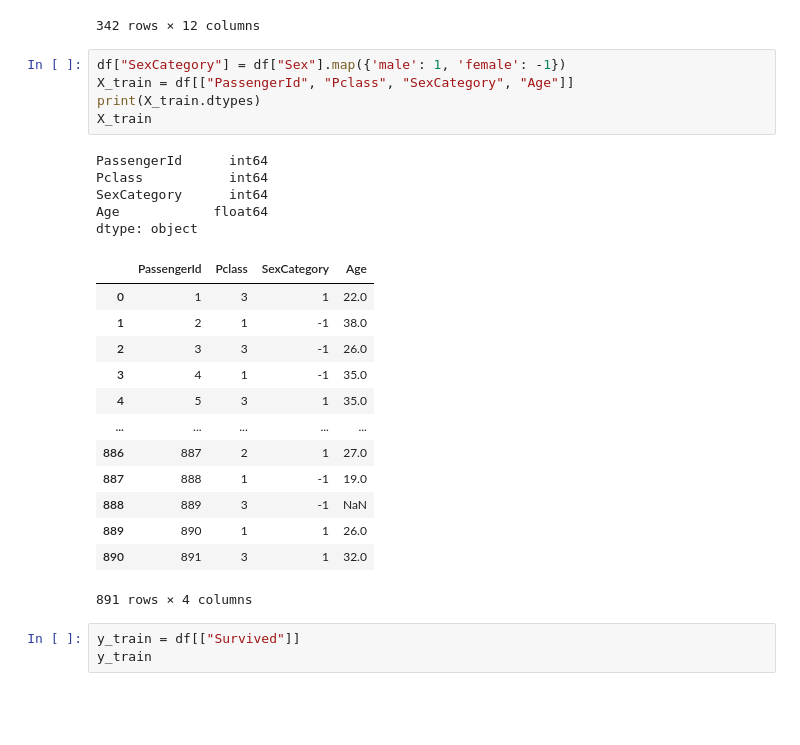
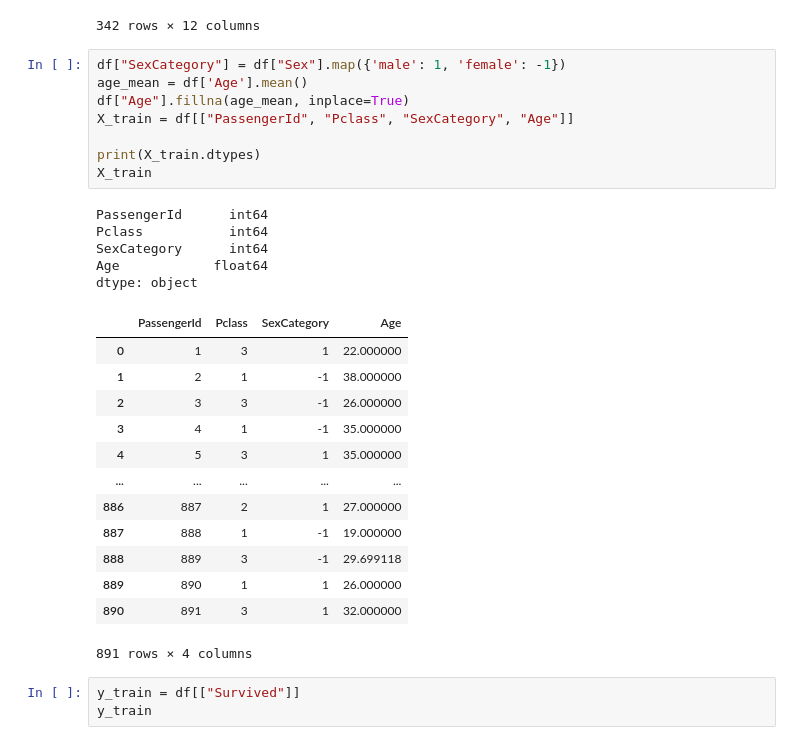
Before and after one commit to sirodoht/kaggle-titanic, a Jupyter notebook: titanic-xgboost.ipynb, the cells around one changed output. Cells and saved outputs as stored; diff of their text form; blank space fills up the shorter version.

```diff
--- a/titanic-xgboost.ipynb
+++ b/titanic-xgboost.ipynb
@@ -48,27 +48,30 @@ df[df["Survived"] == 1]
 342 rows × 12 columns
 # %%
 df["SexCategory"] = df["Sex"].map({'male': 1, 'female': -1})
+age_mean = df['Age'].mean()
+df["Age"].fillna(age_mean, inplace=True)
 X_train = df[["PassengerId", "Pclass", "SexCategory", "Age"]]
+
 print(X_train.dtypes)
 X_train
 # %% [output]
 PassengerId      int64
 Pclass           int64
 SexCategory      int64
 Age            float64
 dtype: object
 |  | PassengerId | Pclass | SexCategory | Age |
-| 0 | 1 | 3 | 1 | 22.0 |
-| 1 | 2 | 1 | -1 | 38.0 |
-| 2 | 3 | 3 | -1 | 26.0 |
-| 3 | 4 | 1 | -1 | 35.0 |
-| 4 | 5 | 3 | 1 | 35.0 |
+| 0 | 1 | 3 | 1 | 22.000000 |
+| 1 | 2 | 1 | -1 | 38.000000 |
+| 2 | 3 | 3 | -1 | 26.000000 |
+| 3 | 4 | 1 | -1 | 35.000000 |
+| 4 | 5 | 3 | 1 | 35.000000 |
 | ... | ... | ... | ... | ... |
-| 886 | 887 | 2 | 1 | 27.0 |
-| 887 | 888 | 1 | -1 | 19.0 |
-| 888 | 889 | 3 | -1 | NaN |
-| 889 | 890 | 1 | 1 | 26.0 |
-| 890 | 891 | 3 | 1 | 32.0 |
+| 886 | 887 | 2 | 1 | 27.000000 |
+| 887 | 888 | 1 | -1 | 19.000000 |
+| 888 | 889 | 3 | -1 | 29.699118 |
+| 889 | 890 | 1 | 1 | 26.000000 |
+| 890 | 891 | 3 | 1 | 32.000000 |
 891 rows × 4 columns
 # %%
 y_train = df[["Survived"]]
```
Also changed, not shown: parts of 3 cells of this notebook.
